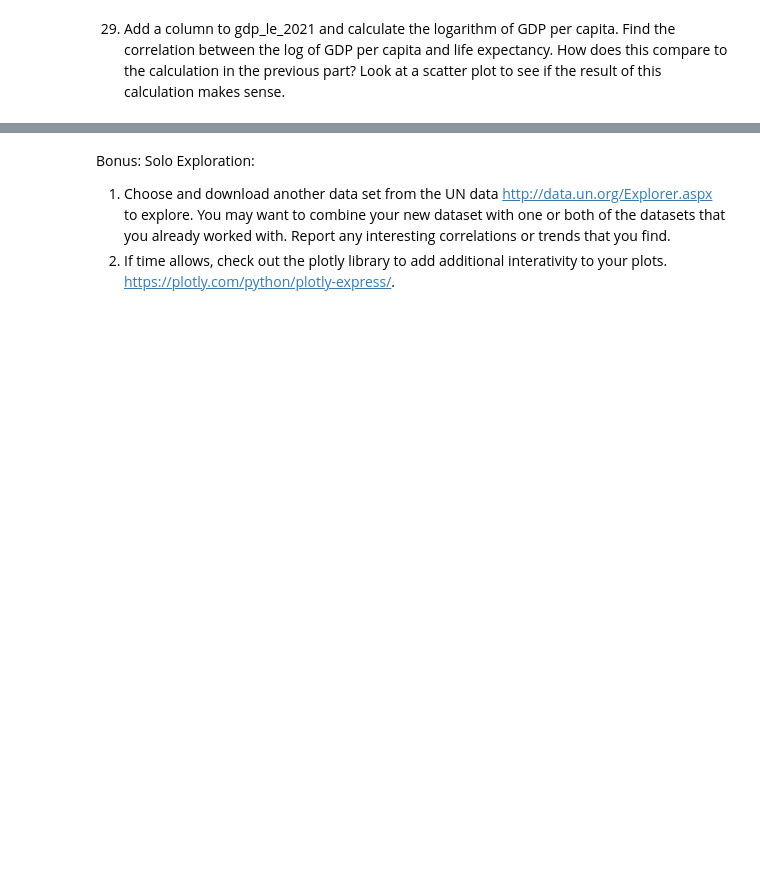
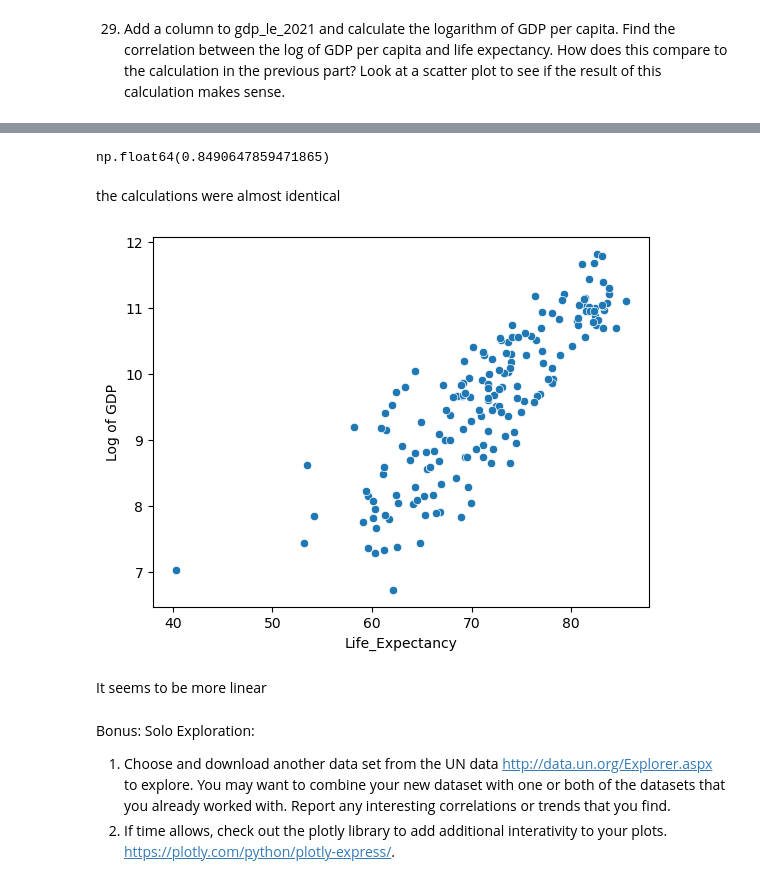
Before and after one commit to nss-data-science-cohort-9/un-exploration-joshwtacker, a Jupyter notebook: Notebook/UN_Data_Exploration.ipynb, the cells around one changed output, grey strips where cells are left out. Saved outputs shown, nothing was run; the diff lists cells and outputs as text; code cells hidden in the pictures; blank space fills up the shorter version.

```diff
--- a/Notebook/UN_Data_Exploration.ipynb
+++ b/Notebook/UN_Data_Exploration.ipynb
@@ -508,2 +551,5 @@ g.add_legend()
 # %% [markdown]
 29. Add a column to gdp_le_2021 and calculate the logarithm of GDP per capita. Find the correlation between the log of GDP per capita and life expectancy. How does this compare to the calculation in the previous part? Look at a scatter plot to see if the result of this calculation makes sense.
+# %%
+gdp_le_2021['Log of GDP'] = np.log(gdp_le_2021['GDP_Per_Capita'])
+gdp_le_2021.head(2)
@@ -510,3 +565,20 @@ g.add_legend()
+# %%
+correlation_le_gdp_log_2021 =  gdp_le_2021['Log of GDP'].corr(gdp_le_2021['Life_Expectancy'])
+correlation_le_gdp_log_2021
+# %% [output]
+np.float64(0.8490647859471865)
+# %% [markdown]
+the calculations were almost identical
+# %%
+sns.scatterplot(
+    data=gdp_le_2021,
+    x="Life_Expectancy",
+    y="Log of GDP",
+);
+# %% [output]
+[figure, added]
+# %% [markdown]
+It seems to be more linear
 # %% [markdown]
 Bonus: Solo Exploration:
 
```
Also changed, not shown: parts of 6 cells of this notebook.
